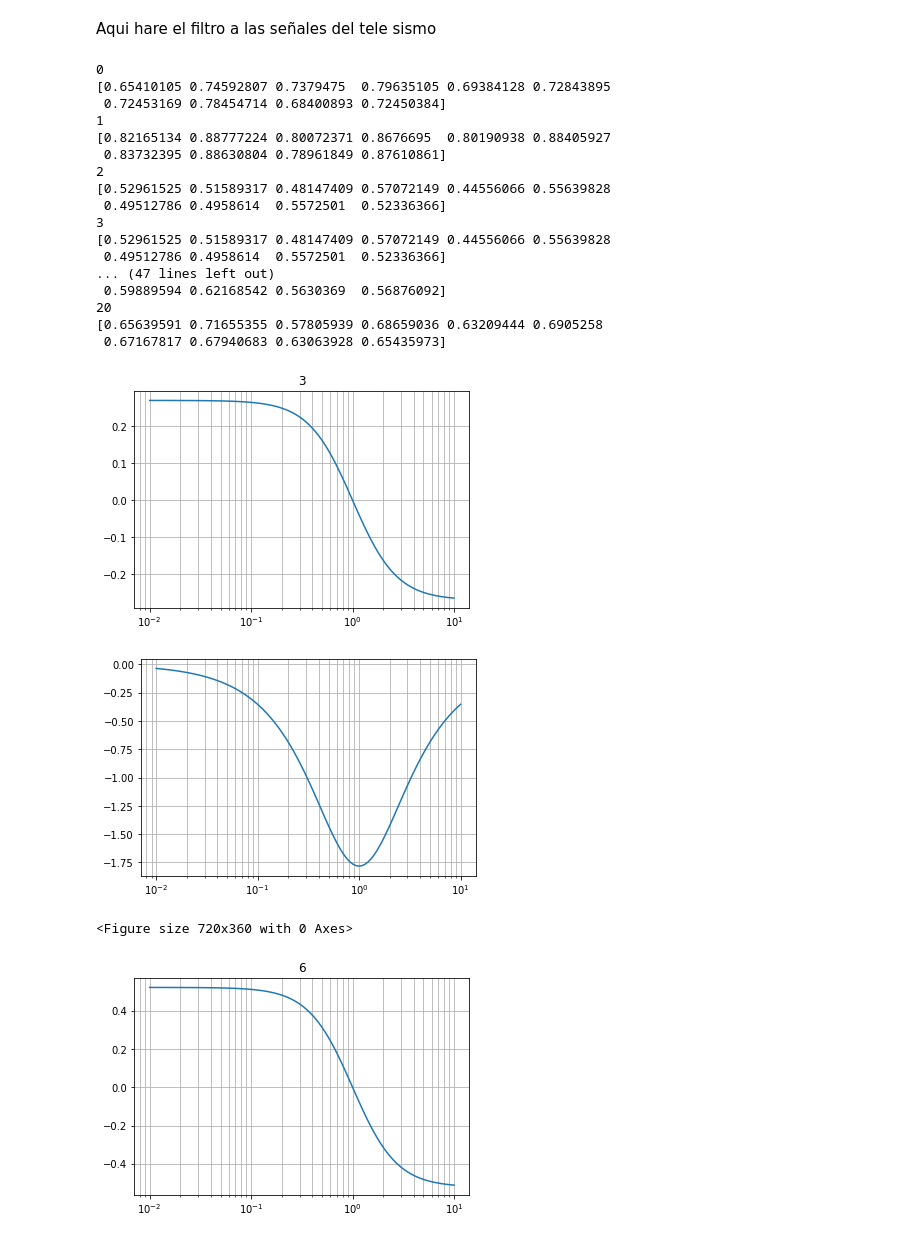
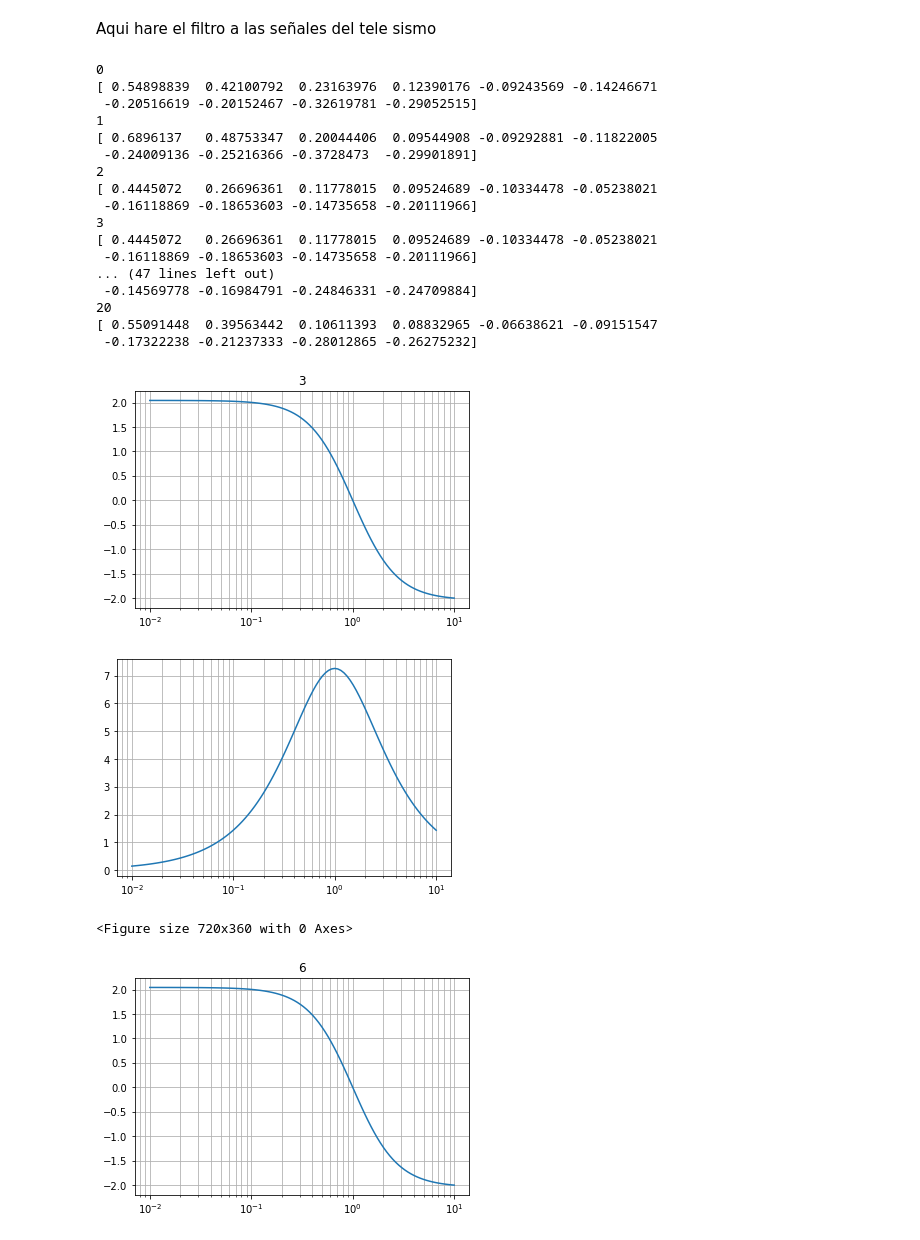
Before and after one commit to MyFirstVlog/signalProcessingSSA, a Jupyter notebook: signalProcessingPF.ipynb, the cells around one changed output. Drawn from its saved outputs; the diff is of its cells as text; code cells hidden in the pictures.

```diff
--- a/signalProcessingPF.ipynb
+++ b/signalProcessingPF.ipynb
@@ -73,6 +79,11 @@ def butter_lowpass_bode (b ,a):
     angularFreq, freqResponse, phaseResponse = scipy.signal.bode(scipy.signal.lti(b, a))
 
     return angularFreq, freqResponse, phaseResponse
+
+def butter_bandpass_bode (b ,a):
+    angularFreq, freqResponse, phaseResponse = scipy.signal.bode(scipy.signal.lti(b, a))
+
+    return angularFreq, freqResponse, phaseResponse
 # %%
 #Tele
 data_tele = sc.loadmat('/content/gdrive/My Drive/proyecto/sisTele.mat')
@@ -134,14 +131,13 @@ muestreo 100
 # %%
-fs = fs_tele + 1
-lowcut = 1.0
-highcut = 50
-cutOff = 50
+fs = fs_tele
+lowcut = 1
+highcut = 49.7
 
 # Plot the frequency response for a few different orders.
 plt.figure(1)
 plt.clf()
 for order in [3, 6, 9]:
-  b, a = butter_lowpass(cutOff, fs, order)
+  b, a = butter_bandpass(lowcut, highcut, fs, order)
   w, h = freqz(b, a, worN=2000)
   plt.plot((fs * 0.5 / np.pi) * w, abs(h), label="order = %d" % order)
 
@@ -154,10 +150,10 @@ plt.legend(loc='best')
 
 plt.figure(2)
 plt.clf()
-plt.plot(yy, label='Noisy signal')
+plt.plot(yy, label='Original Signal')
 
 
-y = butter_lowpass_filter(yy,cutOff, fs, order=3)
+y = butter_bandpass_filter(yy, lowcut, highcut, fs, order)
 plt.plot(y, label='Filtered signal (%g Hz)' )
 plt.xlabel('samples')
 plt.grid(True)
@@ -185,59 +167,55 @@ Y_tele.shape[0]
-# %%
-x = len(y)-len(yy)
-a = len(y) - x
-y = y[:32000]
 # %% [markdown]
 Aqui hare el filtro a las señales del tele sismo
 # %%
 import scipy.signal
 
 #matrices vacias
 signalFilteredTele = np.zeros((Y_tele.shape[0],Y_tele.shape[1]))
 signalFilteredLoc = np.zeros((Y_loc.shape[0],Y_loc.shape[1]))
 signalFilteredReg = np.zeros((Y_reg.shape[0],Y_reg.shape[1]))
 
-fs = fs_tele + 1
-cutOff = 50
-order = 6
-
+fs = fs_tele
+lowcut = 1
+highcut = 49.7
+order = 9
 for i in [3,6,9]: # diagramas de bode
-  b, a = butter_lowpass(cutOff, fs, order=i)
-  angularFreq, freqResponse, phaseResponse = scipy.signal.bode(scipy.signal.lti(b, a))
+  b, a = butter_bandpass(lowcut, highcut, fs, order)
+  angularFreq, freqResponse, phaseResponse = butter_bandpass_bode(b,a)
   plt.figure(i)
   plt.semilogx(angularFreq, freqResponse)
   plt.grid(True, which = "both")
   plt.title(i)
   plt.figure(i+1)
   plt.semilogx(angularFreq, phaseResponse)
   plt.grid(True, which = "both")
 
   plt.figure(figsize=(10,5))
 
 for j in range (0,Y_tele.shape[0]): # señales filtradas
-  signalFilteredTele[j,:] = butter_lowpass_filter(Y_tele[j,:], cutOff, fs, order=6)
-  signalFilteredReg[j,:] = butter_lowpass_filter(Y_reg[j,:], cutOff, fs, order=6)
-  signalFilteredLoc[j,:] = butter_lowpass_filter(Y_loc[j,:], cutOff, fs, order=6)
+  signalFilteredTele[j,:] = butter_bandpass_filter(Y_tele[j,:], lowcut, highcut, fs, order)
+  signalFilteredReg[j,:] = butter_bandpass_filter(Y_reg[j,:], lowcut, highcut, fs, order)
+  signalFilteredLoc[j,:] = butter_bandpass_filter(Y_loc[j,:], lowcut, highcut, fs, order)
   print(j)
   print(signalFilteredLoc[j,:10])
 # %% [output]
 0
-[0.65410105 0.74592807 0.7379475  0.79635105 0.69384128 0.72843895
- 0.72453169 0.78454714 0.68400893 0.72450384]
+[ 0.54898839  0.42100792  0.23163976  0.12390176 -0.09243569 -0.14246671
+ -0.20516619 -0.20152467 -0.32619781 -0.29052515]
 1
-[0.82165134 0.88777224 0.80072371 0.8676695  0.80190938 0.88405927
- 0.83732395 0.88630804 0.78961849 0.87610861]
+[ 0.6896137   0.48753347  0.20044406  0.09544908 -0.09292881 -0.11822005
+ -0.24009136 -0.25216366 -0.3728473  -0.29901891]
 2
-[0.52961525 0.51589317 0.48147409 0.57072149 0.44556066 0.55639828
- 0.49512786 0.4958614  0.5572501  0.52336366]
+[ 0.4445072   0.26696361  0.11778015  0.09524689 -0.10334478 -0.05238021
+ -0.16118869 -0.18653603 -0.14735658 -0.20111966]
 3
-[0.52961525 0.51589317 0.48147409 0.57072149 0.44556066 0.55639828
- 0.49512786 0.4958614  0.5572501  0.52336366]
+[ 0.4445072   0.26696361  0.11778015  0.09524689 -0.10334478 -0.05238021
+ -0.16118869 -0.18653603 -0.14735658 -0.20111966]
 ... (47 lines left out)
- 0.59889594 0.62168542 0.5630369  0.56876092]
+ -0.14569778 -0.16984791 -0.24846331 -0.24709884]
 20
-[0.65639591 0.71655355 0.57805939 0.68659036 0.63209444 0.6905258
- 0.67167817 0.67940683 0.63063928 0.65435973]
+[ 0.55091448  0.39563442  0.10611393  0.08832965 -0.06638621 -0.09151547
+ -0.17322238 -0.21237333 -0.28012865 -0.26275232]
-[figure, old version]
+[figure, new version]
-[figure, old version]
+[figure, new version]
 <Figure size 720x360 with 0 Axes>
-[figure, old version]
+[figure, new version]
```
Also changed, not shown: parts of 22 cells of this notebook.
